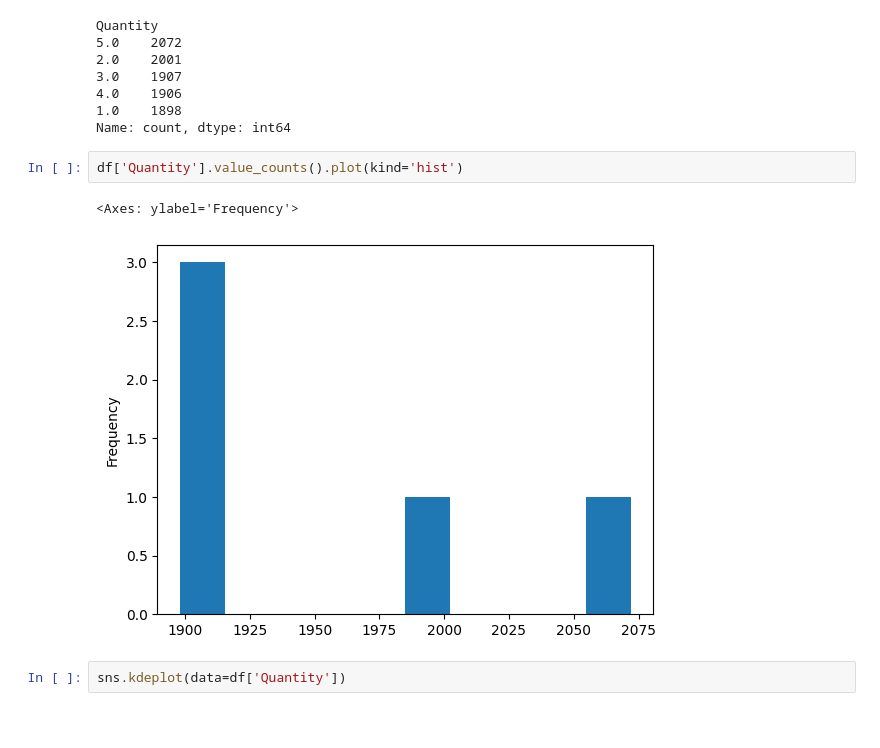
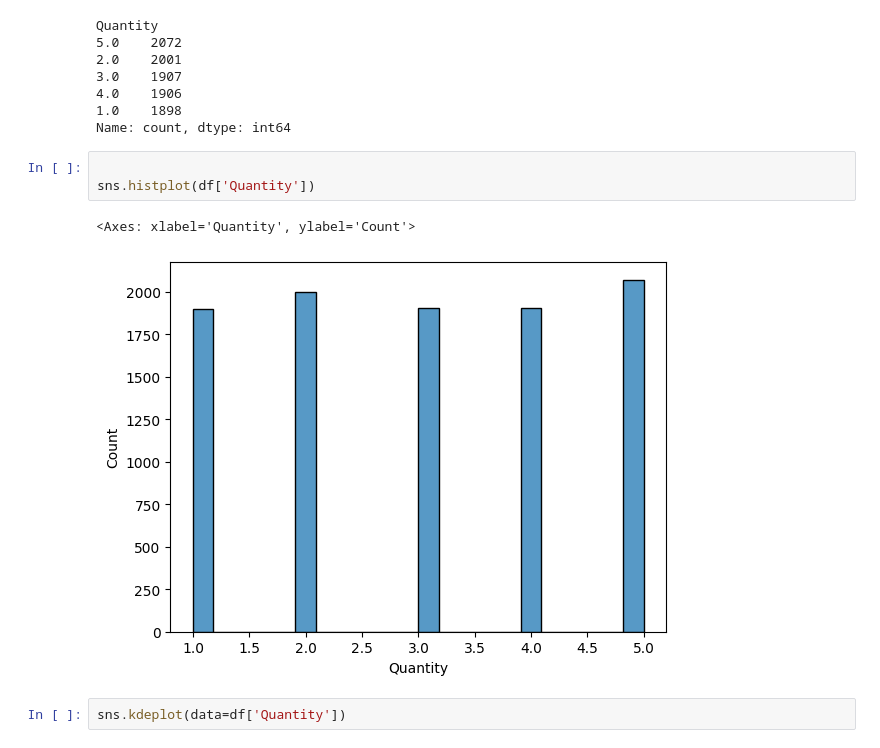
Before and after one commit to aayushmanz/Python-For-Data-Science, a Jupyter notebook: Pandas in Python/Practice in pandas/Practice_6_Dirty_cafe_sales.ipynb, the cells around one changed output. Saved outputs shown, nothing was run; the diff lists cells and outputs as text; blank space fills up the shorter version.

```diff
--- a/Pandas in Python/Practice in pandas/Practice_6_Dirty_cafe_sales.ipynb
+++ b/Pandas in Python/Practice in pandas/Practice_6_Dirty_cafe_sales.ipynb
@@ -413,10 +413,11 @@ Quantity
 1.0    1898
 Name: count, dtype: int64
 # %%
-df['Quantity'].value_counts().plot(kind='hist')
+
+sns.histplot(df['Quantity'])
 # %% [output]
-<Axes: ylabel='Frequency'>
+<Axes: xlabel='Quantity', ylabel='Count'>
-[figure, old version]
+[figure, new version]
 # %%
 sns.kdeplot(data=df['Quantity'])
 # %% [output]
```
